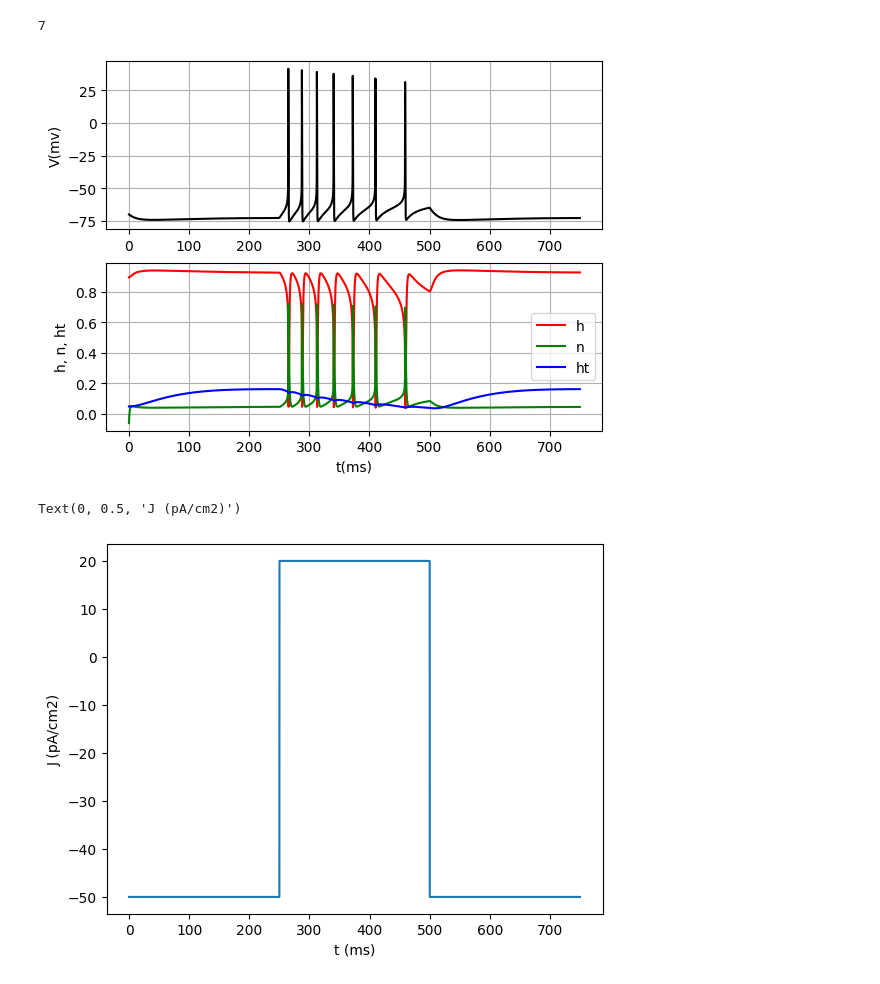
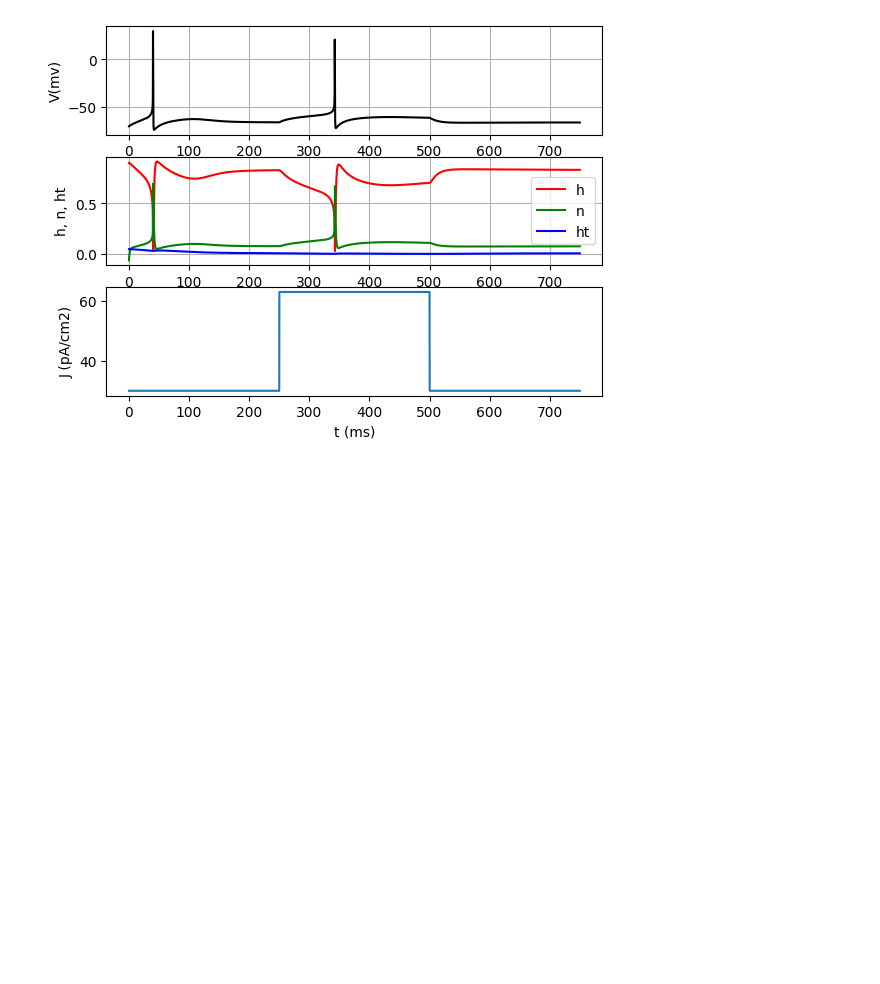
Before and after one commit to rfscorrea/listas-neurociencia-profroque, a Jupyter notebook: lista3/exercicio2.ipynb, the cells around one changed output. Cells and saved outputs as stored; diff of their text form; code cells hidden in the pictures; blank space fills up the shorter version.

```diff
--- a/lista3/exercicio2.ipynb
+++ b/lista3/exercicio2.ipynb
@@ -49,8 +49,8 @@ num_spikes = 0  # variavel para o numero de disparos
 # %%
 # corrente injetada
 def J_inj(t):
-    J_base = (-50) * 10**-12
-    J_degrau = (70) * 10**-12
+    J_base = (30) * 10**-12
+    J_degrau = (33) * 10**-12
     J_soma = J_base + J_degrau
     ti_base = 0
     tf_base = 0.250
@@ -84,29 +84,25 @@ for i in range(len(V)-1):
 # frequencia de disparos em Hz
 frequencia = (num_spikes / 0.750)
 # %%
-print(num_spikes)
-
 # graficos
-plt.subplot(2,1,1)
+plt.subplot(3,1,1)
 plt.plot(t*1000, V*1000, 'k')
 plt.grid(True)
 plt.ylabel('V(mv)')
 
-plt.subplot(2,1,2)
+plt.subplot(3,1,2)
 plt.plot(t*1000, h, 'r', label='h')
 plt.plot(t*1000, n, 'g', label='n')
 plt.plot(t*1000, h_t, 'b', label='ht')
-plt.xlabel('t(ms)')
 plt.ylabel('h, n, ht')
 plt.grid(True)
 plt.legend()
-plt.show()
 
+plt.subplot(3,1,3)
 plt.plot(t*1000, J_inj(t) * 10**12)
 plt.xlabel('t (ms)')
 plt.ylabel('J (pA/cm2)')
+
+plt.show()
 # %% [output]
-7
-[figure, old version]
+[figure, new version]
-Text(0, 0.5, 'J (pA/cm2)')
-[figure, removed]
```
Also changed, not shown: 1 other file.
